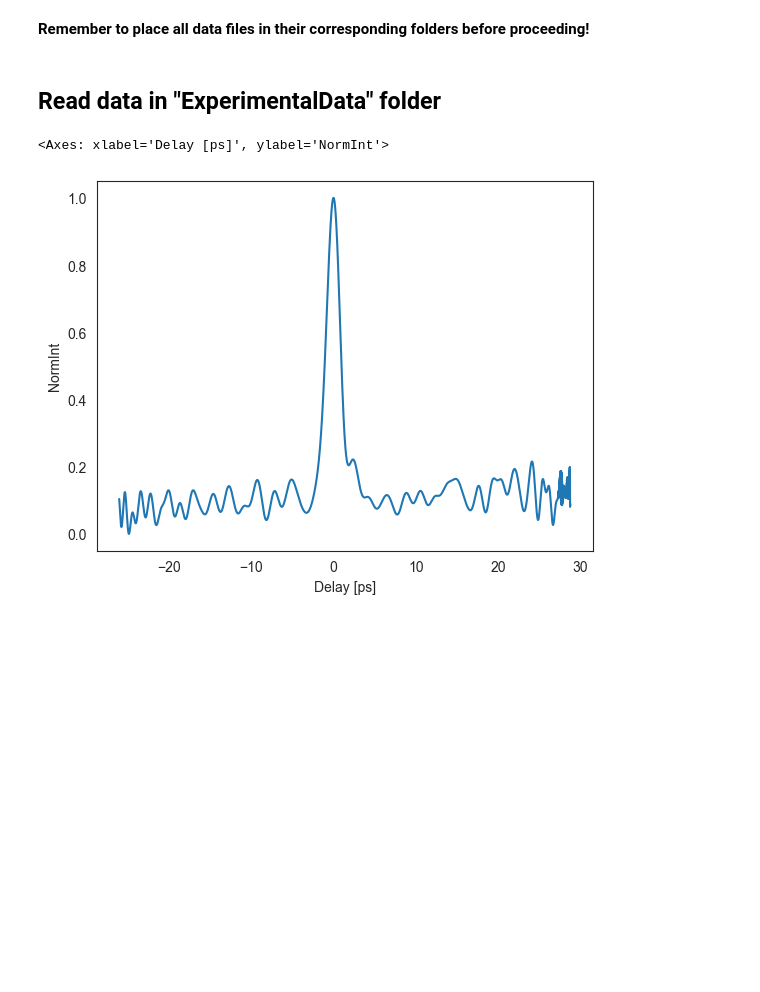
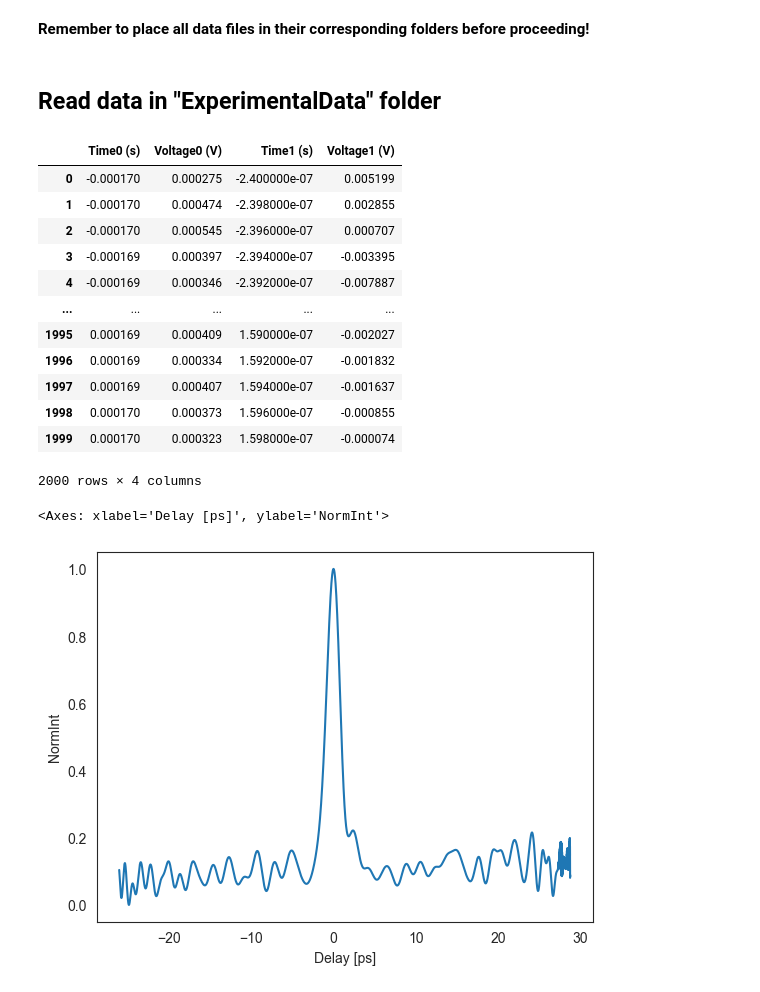
Before and after one commit to NiwEoj/Graph-o-matic-6000, a Jupyter notebook: graphs.ipynb, the cells around one changed output. Drawn from its saved outputs; the diff is of its cells as text; code cells hidden in the pictures; blank space fills up the shorter version.

```diff
--- a/graphs.ipynb
+++ b/graphs.ipynb
@@ -45,6 +45,7 @@ dataframes_list = []
 
 # append datasets to the list
 for k in range(len(dirs)):
+    temp_df = []
     for i in range(len(Files[k])):
         # checks the AUTOCORRELATOR folder for txt files then append
         if dirs[k] == 'AC' and Files[k][i].endswith('.txt'):
@@ -79,9 +80,9 @@ for k in range(len(dirs)):
                     elif section == 'data':
                         data.append([float(x) for x in line.strip().split(',')])
                 if i == 0:
-                    temper_df = pd.DataFrame(data, columns=['Wavelength' + str(i), 'Intensity' + str(i)])
-                elif i > 0:
-                    temper_df = temper_df.join(pd.DataFrame(data, columns=['Wavelength' + str(i), 'Intensity' + str(i)]))
+                    temp_df = pd.DataFrame(data, columns=['Wavelength' + str(i) + ' (nm)', 'Intensity' + str(i) + ' (dBm)'])
+                else:
+                    temp_df = temp_df.join(pd.DataFrame(data, columns=['Wavelength' + str(i) + ' (nm)', 'Intensity' + str(i) + ' (dBm)']))
         # checks the OSCILLOSCOPE folder for files then append
         elif dirs[k] == 'OSC':
             data = []
@@ -90,8 +91,10 @@ for k in range(len(dirs)):
                     line = line.strip().split(',')
                     if is_number(line[0]):
                         data.append([float(x) for x in line])
-                temp_df = pd.DataFrame(data, columns=['Time (s)','Voltage (V)'])
-                dataframes_list.append(temp_df)
+                if i == 0:
+                    temp_df = pd.DataFrame(data, columns=['Time' + str(i) + ' (s)','Voltage' + str(i) + ' (V)'])
+                else:
+                    temp_df = temp_df.join(pd.DataFrame(data, columns=['Time' + str(i) + ' (s)','Voltage' + str(i) + ' (V)']))
         # checks the RFSPECTRUM folder for csv files then append
         elif dirs[k] == 'RF' and Files[k][i].endswith('.csv'):
             with open('./ExperimentalData/'+dirs[k]+'/'+Files[k][i]) as f:
@@ -106,14 +109,11 @@ for k in range(len(dirs)):
                             line.remove('')
                         if is_number(line[0]):
                             data.append(float(x) for x in line)
-                        else:
-                            cname = line
-                temp_df = pd.DataFrame(data,columns=cname)
-                temp_df = temp_df.drop([0])
-                temp_df.index = range(len(temp_df))
-                dataframes_list.append(temp_df)
-    if dirs[k] == 'OSA':
-        dataframes_list.append(temper_df)
+                if i == 0:
+                    temp_df = pd.DataFrame(data,columns=['Frequency' + str(i) + ' (Hz)','Maximum' + str(i) + ' (dBm)', 'Minimum' + str(i) + ' (dBm)'])
+                else:
+                    temp_df = temp_df.join(pd.DataFrame(data,columns=['Frequency' + str(i) + ' (Hz)','Maximum' + str(i) + ' (dBm)', 'Minimum' + str(i) + ' (dBm)']))
+    dataframes_list.append(temp_df)
 
 # display datasets
 # for dataset in dataframes_list:
@@ -125,6 +125,22 @@ filetype = 'OSA'
 # set compile data save location
 compilefilelocation = './CompiledData/'
 dataframes_list[dirs.index(filetype)].to_csv(compilefilelocation + 'Compile' + filetype + '.csv', index=False )
+# %%
+dataframes_list[3]
+# %% [output]
+|  | Time0 (s) | Voltage0 (V) | Time1 (s) | Voltage1 (V) |
+| 0 | -0.000170 | 0.000275 | -2.400000e-07 | 0.005199 |
+| 1 | -0.000170 | 0.000474 | -2.398000e-07 | 0.002855 |
+| 2 | -0.000170 | 0.000545 | -2.396000e-07 | 0.000707 |
+| 3 | -0.000169 | 0.000397 | -2.394000e-07 | -0.003395 |
+| 4 | -0.000169 | 0.000346 | -2.392000e-07 | -0.007887 |
+| ... | ... | ... | ... | ... |
+| 1995 | 0.000169 | 0.000409 | 1.590000e-07 | -0.002027 |
+| 1996 | 0.000169 | 0.000334 | 1.592000e-07 | -0.001832 |
+| 1997 | 0.000169 | 0.000407 | 1.594000e-07 | -0.001637 |
+| 1998 | 0.000170 | 0.000373 | 1.596000e-07 | -0.000855 |
+| 1999 | 0.000170 | 0.000323 | 1.598000e-07 | -0.000074 |
+2000 rows × 4 columns
 # %%
 sns.set_style("white")
 sns.lineplot(dataframes_list[0],x="Delay [ps]",y="NormInt")
```
